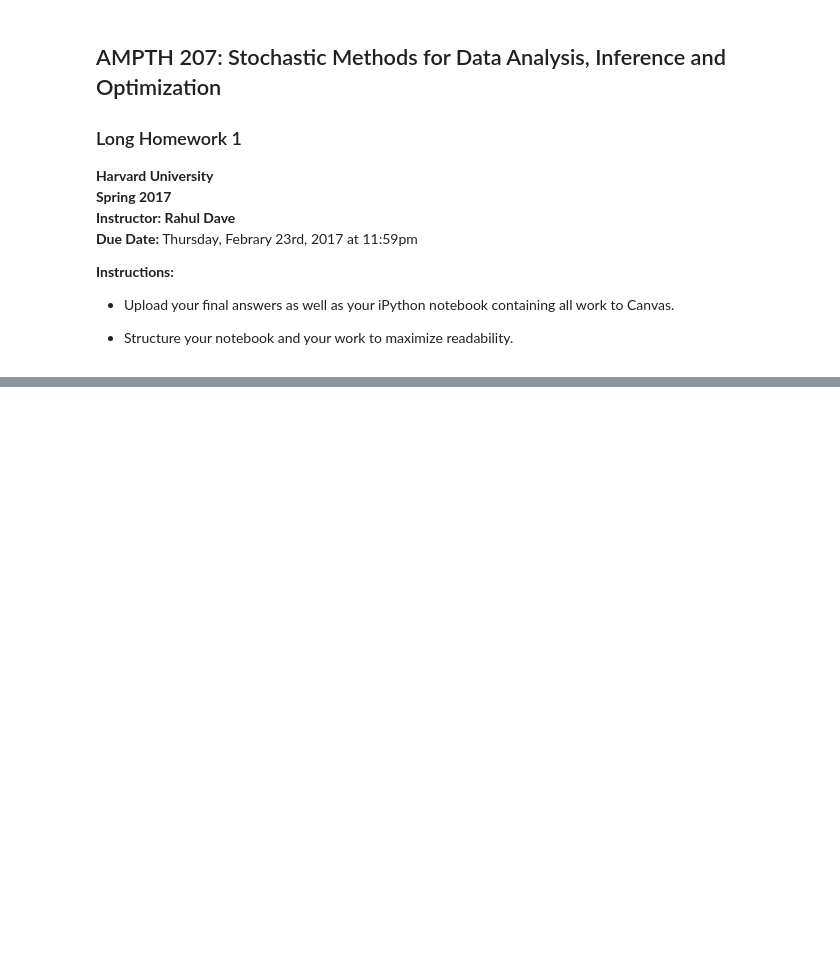
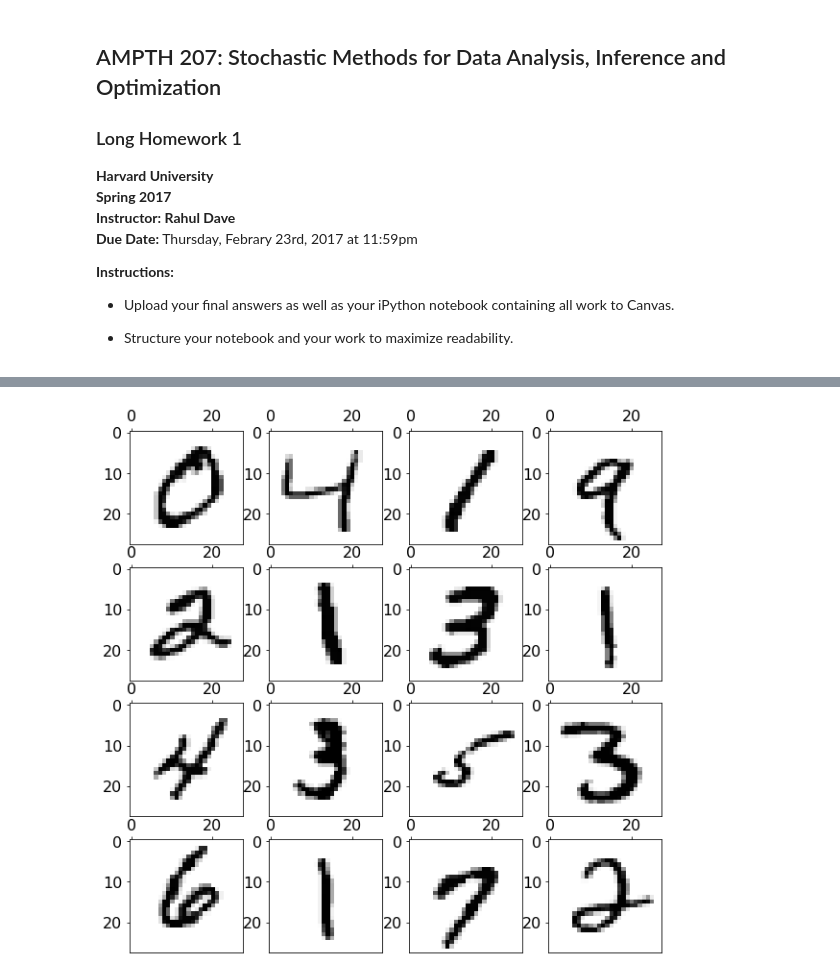
Before and after one commit to nikhilaravi/am207, a Jupyter notebook: Long_HW_1.ipynb, the cells around one changed output, grey strips where cells are left out. Drawn from its saved outputs; the diff is of its cells as text; code cells hidden in the pictures; blank space fills up the shorter version.

```diff
--- a/Long_HW_1.ipynb
+++ b/Long_HW_1.ipynb
@@ -0,0 +1,19 @@
+# %%
+import theano
+from theano import *
+import theano.tensor as T
+%pylab inline
+import matplotlib.pyplot as plt
+import time
+import numpy as np
+import pandas as pd
+import gzip
+import pickle
+import matplotlib as mpl
+import warnings
+warnings.simplefilter('ignore')
+mpl.rcParams['xtick.labelsize'] = 16
+mpl.rcParams['ytick.labelsize'] = 16
+mpl.rcParams['axes.labelsize'] = 16
+mpl.rcParams['axes.titlesize'] = 16
+mpl.rcParams['legend.fontsize'] = 16
@@ -69,3 +55,18 @@ with gzip.open(dataset, 'rb') as f:
             train_set, valid_set, test_set = pickle.load(f, encoding='latin1')
         except:
             train_set, valid_set, test_set = pickle.load(f)
+# %%
+fig = pyplot.figure(figsize=(10,10))
+
+for i in range(1,17):
+    pixels = train_set[0][i]
+    pixels = np.array(pixels)
+    image = pixels.reshape((28, 28))
+    ax = fig.add_subplot(4,4,i)
+    imgplot = ax.imshow(image, cmap=mpl.cm.Greys)
+    imgplot.set_interpolation('nearest')
+    ax.xaxis.set_ticks_position('top')
+    ax.yaxis.set_ticks_position('left')
+pyplot.show()
+# %% [output]
+[figure, added]
```
Also changed, not shown: parts of 23 cells of this notebook, 3 other files.
